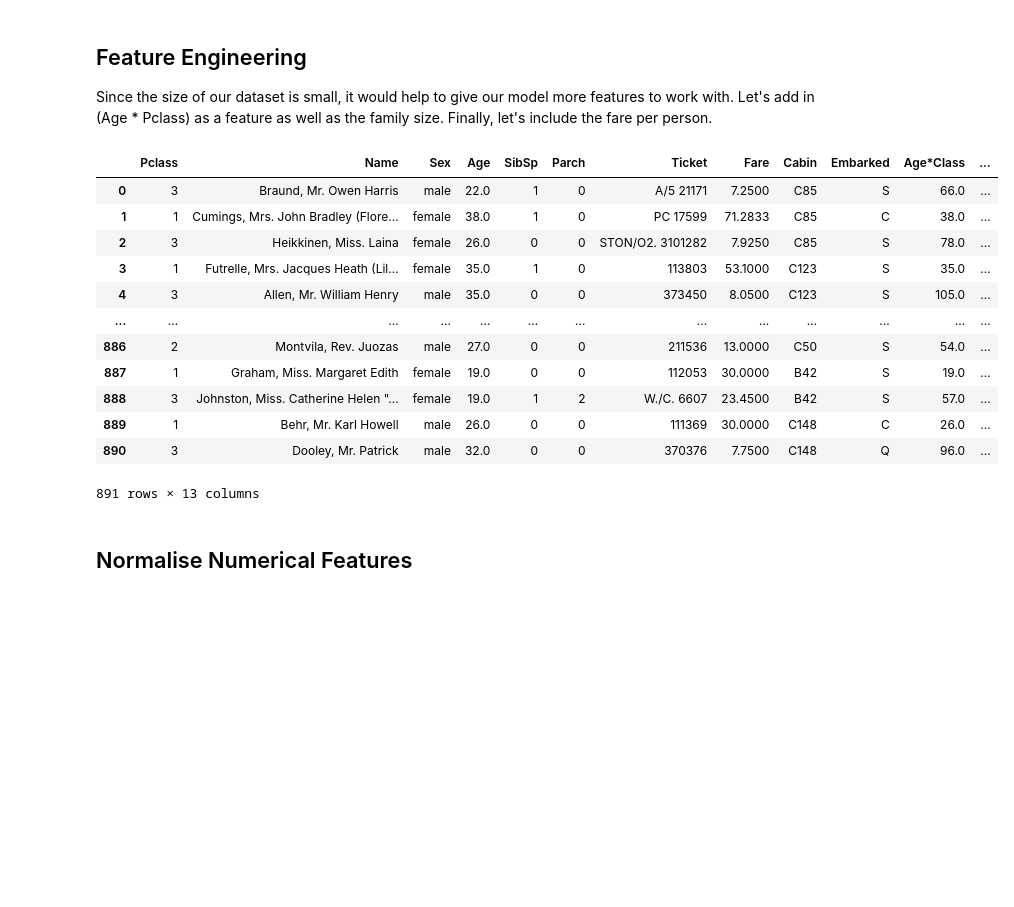
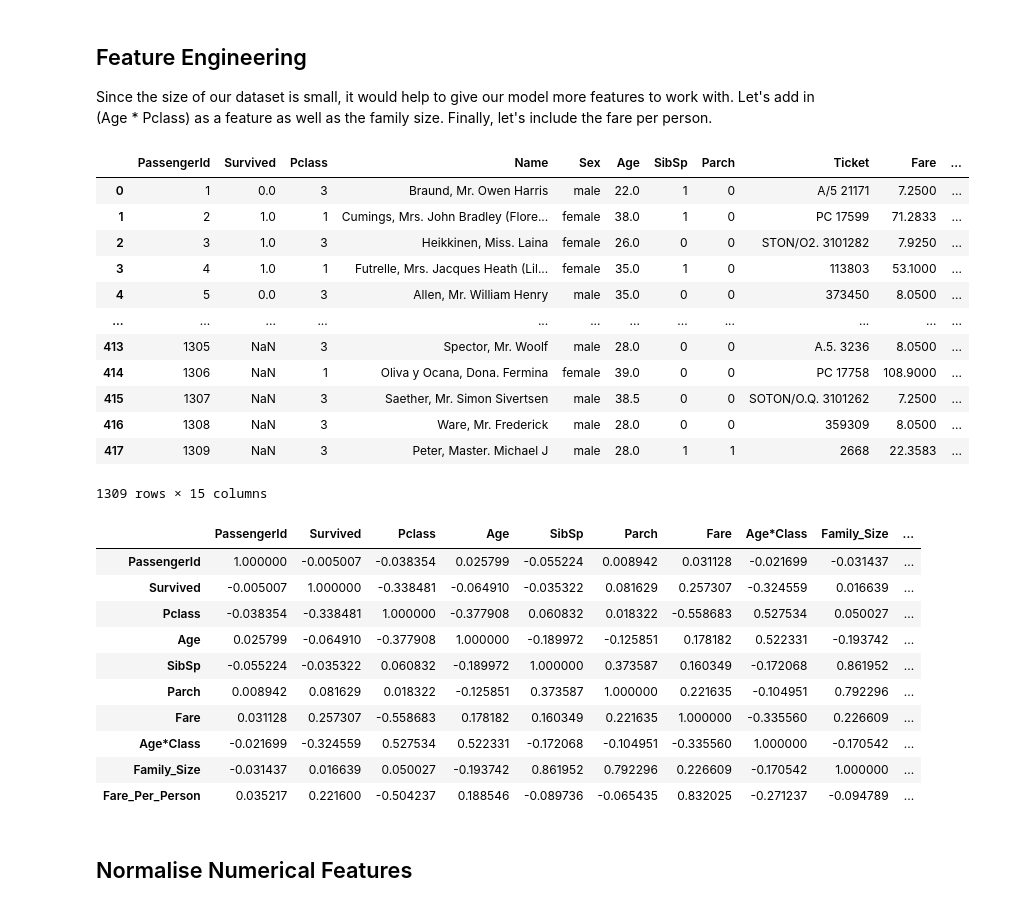
Before and after one commit to johngeorgousis/titanic-kaggle, a Jupyter notebook: main.ipynb, the cells around one changed output. Drawn from its saved outputs; the diff is of its cells as text; code cells hidden in the pictures; blank space fills up the shorter version.

Commit message:
feat: combine data at the beginning and preprocess as such

```diff
--- a/main.ipynb
+++ b/main.ipynb
@@ -14,3 +35,6 @@ testing_pre = pd.read_csv('test.csv')
+# %%
+# Combine test and train for preprocessing
+data = pd.concat([train_raw, test_raw], sort = False)
 # %% [markdown]
 # Data Exploration
 # %%
@@ -178,0 +150,7 @@ display(features_pre_nan.head(5))
+# %%
+# Deal with Age and Fare NaNs
+data['Age'] = data['Age'].fillna(value=data['Age'].median(), axis = 0)
+data['Fare'] = data['Fare'].fillna(value=data['Fare'].median(), axis = 0)
+
+# Print NaN for each feature
+print('NaN by feature: \n{}\n'.format(data.isnull().sum()))
@@ -178,0 +176,5 @@ display(features_pre_nan.head(5))
+# %%
+display(data['Embarked'].value_counts())
+
+data['Embarked'] = data['Embarked'].fillna(value='S')
+print('\nNaN by feature: \n{}\n'.format(data.isnull().sum()))
@@ -178,0 +204,9 @@ display(features_pre_nan.head(5))
+# %%
+# Replace NaNs with Unknown
+data['Cabin'] = data['Cabin'].fillna(value='Unknown')
+# Keep only first letter
+data['Cabin'] = data['Cabin'].apply(lambda s: s[0])
+# Print
+display(data['Cabin'].value_counts())
+
+print('\nNaN by feature: \n{}\n'.format(data.isnull().sum()))
@@ -184,33 +243,44 @@ Let's add in (Age * Pclass) as a feature as well as the family size.
 Finally, let's include the fare per person.
 # %%
 # Age * Class
-features_pre_nan['Age*Class'] = features_pre_nan['Age'] * features_pre_nan['Pclass']
+data['Age*Class'] = data['Age'] * data['Pclass']
 # Family Size
-features_pre_nan['Family_Size']= features_pre_nan['SibSp'] + features_pre_nan['Parch']
+data['Family_Size']= data['SibSp'] + data['Parch']
 # Fare per Person
-features_pre_nan['Fare_Per_Person']= features_pre_nan['Fare'] / (features_pre_nan['Family_Size']+1)
+data['Fare_Per_Person']= data['Fare'] / (data['Family_Size']+1)
 
 # Testing set
-testing_pre_nan['Age*Class'] = testing_pre_nan['Age'] * testing_pre_nan['Pclass']
-testing_pre_nan['Family_Size']= testing_pre_nan['SibSp'] + testing_pre_nan['Parch']
-testing_pre_nan['Fare_Per_Person']= testing_pre_nan['Fare'] / (testing_pre_nan['Family_Size']+1)
+data['Age*Class'] = data['Age'] * data['Pclass']
+data['Family_Size']= data['SibSp'] + data['Parch']
+data['Fare_Per_Person']= data['Fare'] / (data['Family_Size']+1)
 
-
-display(features_pre_nan)
+display(data)
+display(data.corr())
 # %% [output]
-|  | Pclass | Name | Sex | Age | SibSp | Parch | Ticket | Fare | Cabin | Embarked | Age*Class | ... |
-| 0 | 3 | Braund, Mr. Owen Harris | male | 22.0 | 1 | 0 | A/5 21171 | 7.2500 | C85 | S | 66.0 | ... |
-| 1 | 1 | Cumings, Mrs. John Bradley (Flore... | female | 38.0 | 1 | 0 | PC 17599 | 71.2833 | C85 | C | 38.0 | ... |
-| 2 | 3 | Heikkinen, Miss. Laina | female | 26.0 | 0 | 0 | STON/O2. 3101282 | 7.9250 | C85 | S | 78.0 | ... |
-| 3 | 1 | Futrelle, Mrs. Jacques Heath (Lil... | female | 35.0 | 1 | 0 | 113803 | 53.1000 | C123 | S | 35.0 | ... |
-| 4 | 3 | Allen, Mr. William Henry | male | 35.0 | 0 | 0 | 373450 | 8.0500 | C123 | S | 105.0 | ... |
-| ... | ... | ... | ... | ... | ... | ... | ... | ... | ... | ... | ... | ... |
-| 886 | 2 | Montvila, Rev. Juozas | male | 27.0 | 0 | 0 | 211536 | 13.0000 | C50 | S | 54.0 | ... |
-| 887 | 1 | Graham, Miss. Margaret Edith | female | 19.0 | 0 | 0 | 112053 | 30.0000 | B42 | S | 19.0 | ... |
-| 888 | 3 | Johnston, Miss. Catherine Helen "... | female | 19.0 | 1 | 2 | W./C. 6607 | 23.4500 | B42 | S | 57.0 | ... |
-| 889 | 1 | Behr, Mr. Karl Howell | male | 26.0 | 0 | 0 | 111369 | 30.0000 | C148 | C | 26.0 | ... |
-| 890 | 3 | Dooley, Mr. Patrick | male | 32.0 | 0 | 0 | 370376 | 7.7500 | C148 | Q | 96.0 | ... |
+|  | PassengerId | Survived | Pclass | Name | Sex | Age | SibSp | Parch | Ticket | Fare | ... |
+| 0 | 1 | 0.0 | 3 | Braund, Mr. Owen Harris | male | 22.0 | 1 | 0 | A/5 21171 | 7.2500 | ... |
+| 1 | 2 | 1.0 | 1 | Cumings, Mrs. John Bradley (Flore... | female | 38.0 | 1 | 0 | PC 17599 | 71.2833 | ... |
+| 2 | 3 | 1.0 | 3 | Heikkinen, Miss. Laina | female | 26.0 | 0 | 0 | STON/O2. 3101282 | 7.9250 | ... |
+| 3 | 4 | 1.0 | 1 | Futrelle, Mrs. Jacques Heath (Lil... | female | 35.0 | 1 | 0 | 113803 | 53.1000 | ... |
+| 4 | 5 | 0.0 | 3 | Allen, Mr. William Henry | male | 35.0 | 0 | 0 | 373450 | 8.0500 | ... |
+| ... | ... | ... | ... | ... | ... | ... | ... | ... | ... | ... | ... |
+| 413 | 1305 | NaN | 3 | Spector, Mr. Woolf | male | 28.0 | 0 | 0 | A.5. 3236 | 8.0500 | ... |
+| 414 | 1306 | NaN | 1 | Oliva y Ocana, Dona. Fermina | female | 39.0 | 0 | 0 | PC 17758 | 108.9000 | ... |
+| 415 | 1307 | NaN | 3 | Saether, Mr. Simon Sivertsen | male | 38.5 | 0 | 0 | SOTON/O.Q. 3101262 | 7.2500 | ... |
+| 416 | 1308 | NaN | 3 | Ware, Mr. Frederick | male | 28.0 | 0 | 0 | 359309 | 8.0500 | ... |
+| 417 | 1309 | NaN | 3 | Peter, Master. Michael J | male | 28.0 | 1 | 1 | 2668 | 22.3583 | ... |
-891 rows × 13 columns
+1309 rows × 15 columns
+|  | PassengerId | Survived | Pclass | Age | SibSp | Parch | Fare | Age*Class | Family_Size | ... |
+| PassengerId | 1.000000 | -0.005007 | -0.038354 | 0.025799 | -0.055224 | 0.008942 | 0.031128 | -0.021699 | -0.031437 | ... |
+| Survived | -0.005007 | 1.000000 | -0.338481 | -0.064910 | -0.035322 | 0.081629 | 0.257307 | -0.324559 | 0.016639 | ... |
+| Pclass | -0.038354 | -0.338481 | 1.000000 | -0.377908 | 0.060832 | 0.018322 | -0.558683 | 0.527534 | 0.050027 | ... |
+| Age | 0.025799 | -0.064910 | -0.377908 | 1.000000 | -0.189972 | -0.125851 | 0.178182 | 0.522331 | -0.193742 | ... |
+| SibSp | -0.055224 | -0.035322 | 0.060832 | -0.189972 | 1.000000 | 0.373587 | 0.160349 | -0.172068 | 0.861952 | ... |
+| Parch | 0.008942 | 0.081629 | 0.018322 | -0.125851 | 0.373587 | 1.000000 | 0.221635 | -0.104951 | 0.792296 | ... |
+| Fare | 0.031128 | 0.257307 | -0.558683 | 0.178182 | 0.160349 | 0.221635 | 1.000000 | -0.335560 | 0.226609 | ... |
+| Age*Class | -0.021699 | -0.324559 | 0.527534 | 0.522331 | -0.172068 | -0.104951 | -0.335560 | 1.000000 | -0.170542 | ... |
+| Family_Size | -0.031437 | 0.016639 | 0.050027 | -0.193742 | 0.861952 | 0.792296 | 0.226609 | -0.170542 | 1.000000 | ... |
+| Fare_Per_Person | 0.035217 | 0.221600 | -0.504237 | 0.188546 | -0.089736 | -0.065435 | 0.832025 | -0.271237 | -0.094789 | ... |
 # %% [markdown]
 ## Normalise Numerical Features
 # %% [markdown]
```
Also changed, not shown: parts of 24 cells of this notebook.
